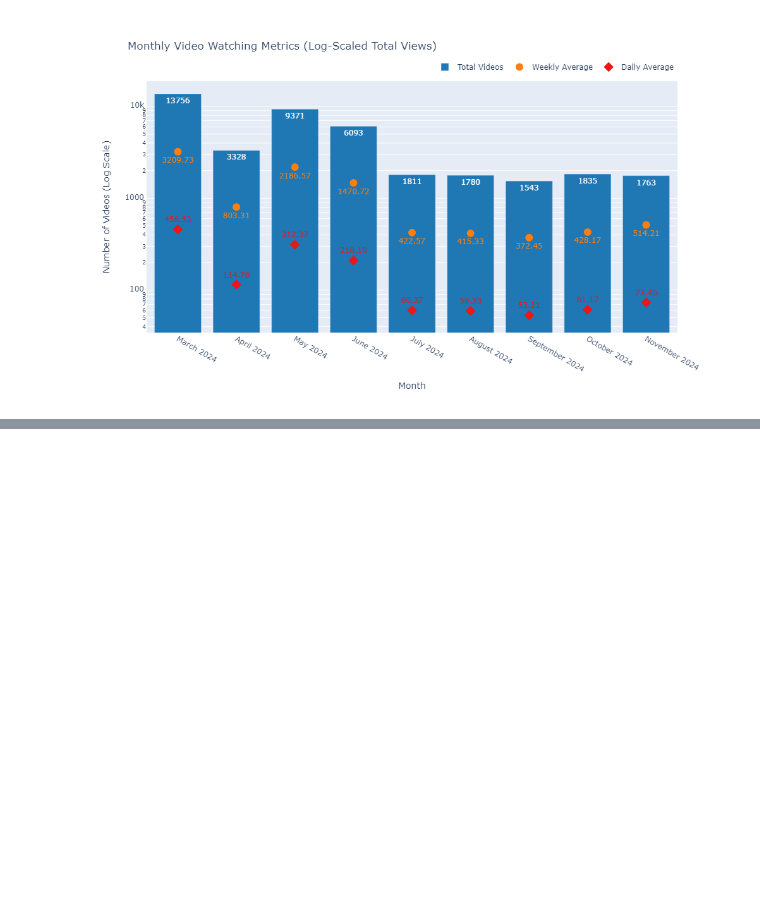
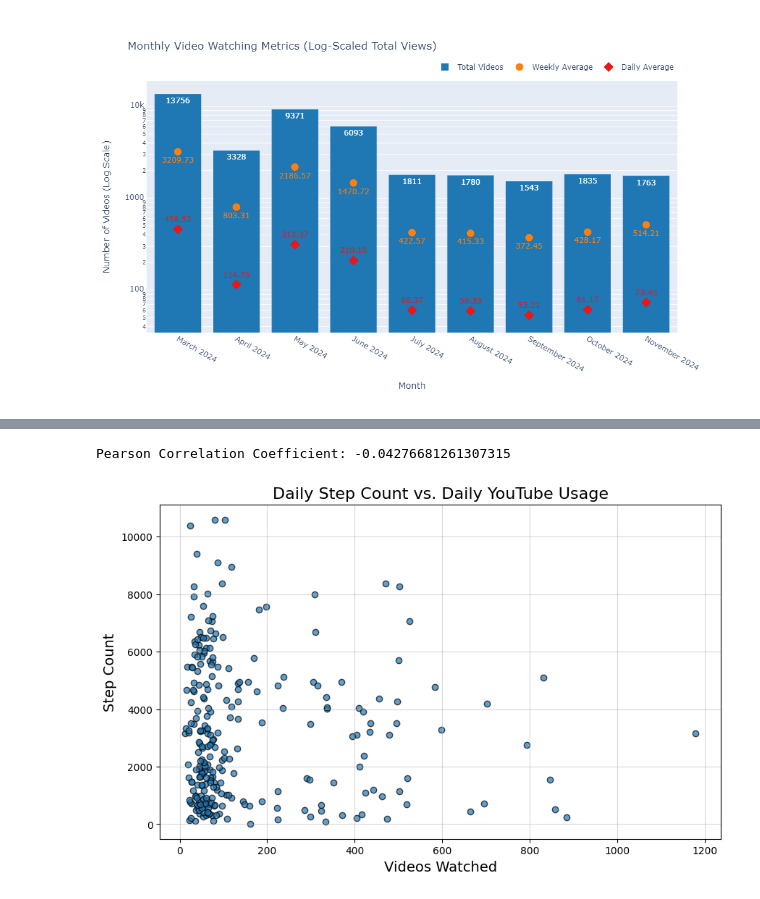
Before and after one commit to EnesAkkusci/DSA210-Project, a Jupyter notebook: main.ipynb, the cells around one changed output, grey strips where cells are left out. Saved outputs shown, nothing was run; the diff lists cells and outputs as text; code cells hidden in the pictures; blank space fills up the shorter version.

```diff
--- a/main.ipynb
+++ b/main.ipynb
@@ -529,0 +536,33 @@ fig.show()
+# %%
+import pandas as pd
+import scipy.stats as stats
+import matplotlib.pyplot as plt
+
+step_data = pd.read_csv('Data/stepcount_data.csv')
+youtube_data = pd.read_csv('Data/watch_data_eng.csv')
+
+step_data['date'] = pd.to_datetime(step_data['date'])
+
+youtube_data['Watch Date'] = pd.to_datetime(youtube_data['Watch Date'], format='%d %b %Y', errors='coerce')
+
+youtube_daily = youtube_data.groupby(youtube_data['Watch Date'].dt.date).size().reset_index(name='Videos_Watched')
+
+youtube_daily['Watch Date'] = pd.to_datetime(youtube_daily['Watch Date'])
+
+merged_data = pd.merge(step_data, youtube_daily, left_on='date', right_on='Watch Date', how='inner')
+merged_data = merged_data.drop(columns=['Watch Date']).rename(columns={'date': 'Date', 'step_count': 'Step_Count'})
+
+correlation, _ = stats.pearsonr(merged_data['Videos_Watched'], merged_data['Step_Count'])
+
+print(f"Pearson Correlation Coefficient: {correlation}")
+
+plt.figure(figsize=(10, 6))
+plt.scatter(merged_data['Videos_Watched'], merged_data['Step_Count'], alpha=0.7, edgecolor='k')
+plt.title("Daily Step Count vs. Daily YouTube Usage", fontsize=16)
+plt.xlabel("Videos Watched", fontsize=14)
+plt.ylabel("Step Count", fontsize=14)
+plt.grid(True, alpha=0.5)
+plt.show()
+# %% [output]
+Pearson Correlation Coefficient: -0.04276681261307315
+[figure, added]
```
Also changed, not shown: parts of 3 cells of this notebook.
